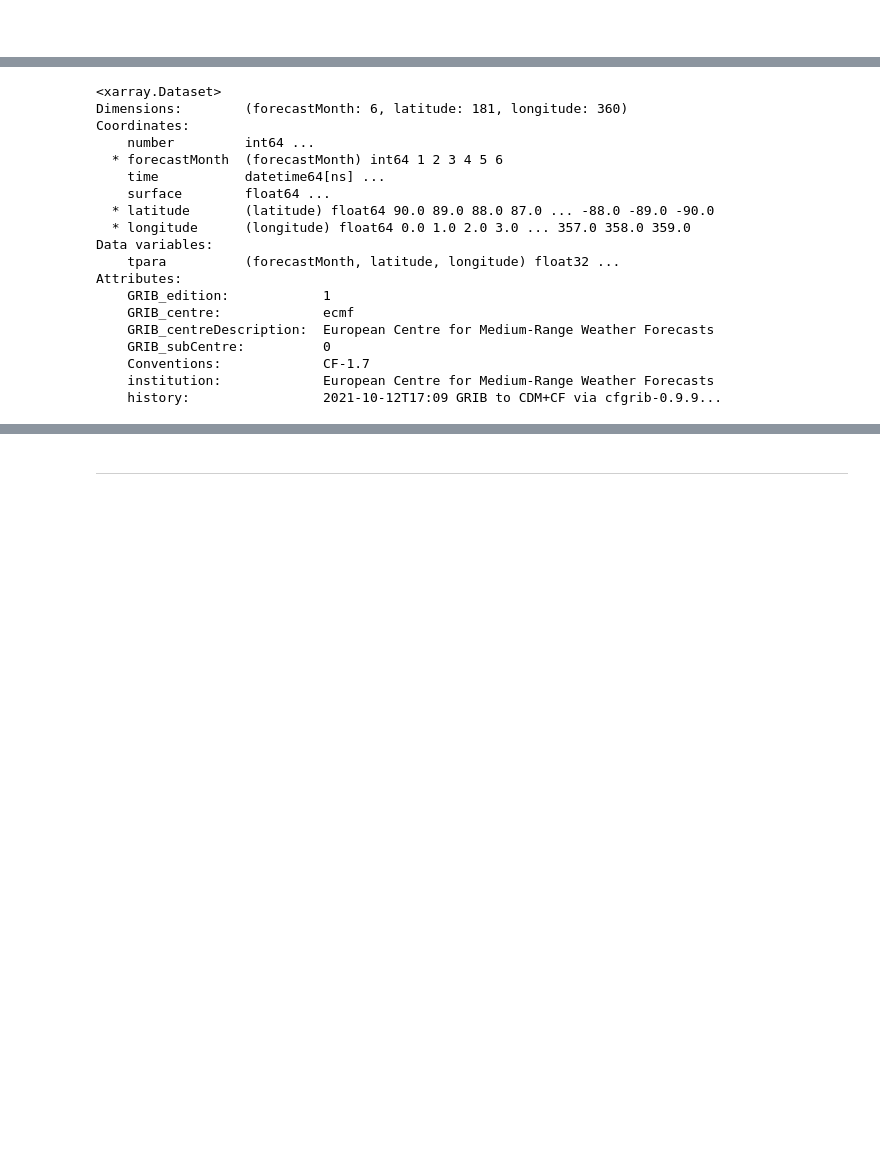
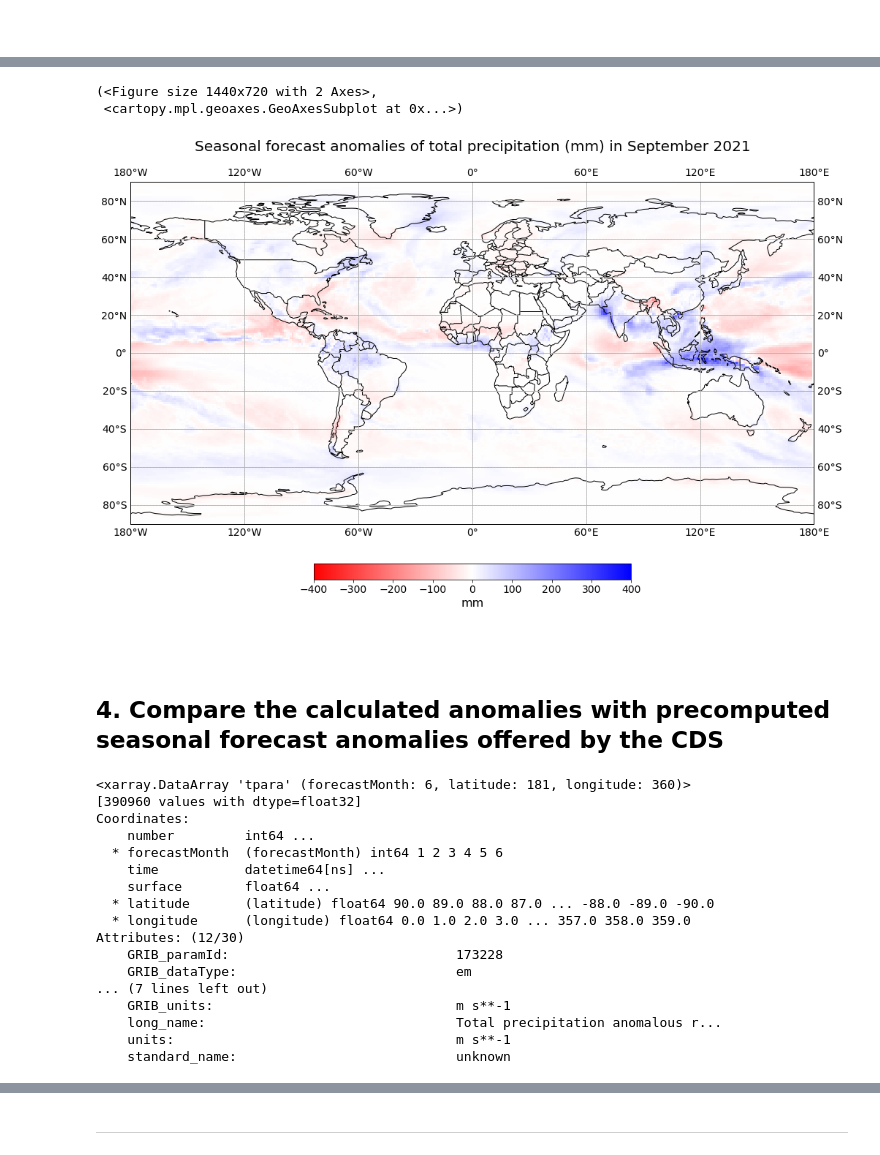
Before and after one commit to edupenabad/copernicus-training, a Jupyter notebook: 121_c3s_seasonal_forecasts_anomalies.ipynb, the cells around one changed output, grey strips where cells are left out. Drawn from its saved outputs; the diff is of its cells as text; code cells hidden in the pictures; blank space fills up the shorter version.

Commit message:
seasonal forecast anomalies continue

```diff
--- a/121_c3s_seasonal_forecasts_anomalies.ipynb
+++ b/121_c3s_seasonal_forecasts_anomalies.ipynb
@@ -245,6 +318,3 @@ array([[[-7.9992901e-10, -7.9992901e-10, -7.9992901e-10, ...,
     surface        float64 0.0
   * latitude       (latitude) float64 90.0 89.0 88.0 87.0 ... -88.0 -89.0 -90.0
   * longitude      (longitude) float64 0.0 1.0 2.0 3.0 ... 357.0 358.0 359.0
-# %%
-seas5_anomalies_202109_tp = seas5_anomalies_202109 * 1000 * 1000
-seas5_anomalies_202109_tp
@@ -309,4 +325,4 @@ array([   0.,    1.,    2.,    3.,    4.,    5.,    6.,    7.,    8.,
 # %%
-seas5_anomalies_202109_tp_new = seas5_anomalies_202109_tp.assign_coords(longitude=(((seas5_anomalies_202109_tp.longitude + 180) % 360) - 180))
-seas5_anomalies_202109_tp_new.
+seas5_anomalies_202109_tp_new = seas5_anomalies_202109_tp.assign_coords(longitude=(((seas5_anomalies_202109_tp.longitude + 180) % 360) - 180)).sortby('longitude')
+seas5_anomalies_202109_tp_new
 # %% [output]
@@ -346,0 +382,7 @@ visualize_pcolormesh(data_array = seas5_anomalies_202109_tp[0,:,:],
+# %%
+seas5_anomalies_202109_tp = seas5_anomalies_202109.assign_attrs(seas5_forecast['tprate'].attrs)
+seas5_anomalies_202109_tp
+
+seas5_anomalies_202109_tp.attrs['units'] = 'mm'
+seas5_anomalies_202109_tp.attrs['long_name'] = 'Seasonal forecast anomalies of total precipitation (mm) in September 2021'
+seas5_anomalies_202109_tp
@@ -347,9 +416,28 @@ visualize_pcolormesh(data_array = seas5_anomalies_202109_tp[0,:,:],
+# %%
+visualize_pcolormesh(data_array = seas5_anomalies_202109_tp_new,
+                     longitude = seas5_anomalies_202109_tp_new.longitude,
+                     latitude = seas5_anomalies_202109_tp_new.latitude,
+                     projection = ccrs.PlateCarree(),
+                     color_scale = 'bwr_r',
+                     unit = seas5_anomalies_202109_tp.units,
+                     long_name = seas5_anomalies_202109_tp.long_name+ '\n',
+                     vmin= -400,
+                     vmax = 400,
+                     set_global=True)
+# %% [output]
+(<Figure size 1440x720 with 2 Axes>,
+ <cartopy.mpl.geoaxes.GeoAxesSubplot at 0x...>)
+[figure, added]
+# %% [markdown]
+<br>
+# %% [markdown]
+## <a id=''></a> 4. Compare the calculated anomalies with precomputed seasonal forecast anomalies offered by the CDS
 # %%
 anomalies_precomputed = xr.open_dataset('./data/ecmwf_seas5_anomalies_2021_09_tp.grib', engine='cfgrib', backend_kwargs=dict(time_dims=('forecastMonth', 'time')))
-anomalies_precomputed
+anomalies_precomputed['tpara']
 # %% [output]
-<xarray.Dataset>
-Dimensions:        (forecastMonth: 6, latitude: 181, longitude: 360)
+<xarray.DataArray 'tpara' (forecastMonth: 6, latitude: 181, longitude: 360)>
+[390960 values with dtype=float32]
 Coordinates:
     number         int64 ...
   * forecastMonth  (forecastMonth) int64 1 2 3 4 5 6
@@ -357,14 +445,12 @@ Coordinates:
     surface        float64 ...
   * latitude       (latitude) float64 90.0 89.0 88.0 87.0 ... -88.0 -89.0 -90.0
   * longitude      (longitude) float64 0.0 1.0 2.0 3.0 ... 357.0 358.0 359.0
-Data variables:
-    tpara          (forecastMonth, latitude, longitude) float32 ...
-Attributes:
-    GRIB_edition:            1
-    GRIB_centre:             ecmf
-    GRIB_centreDescription:  European Centre for Medium-Range Weather Forecasts
-    GRIB_subCentre:          0
-    Conventions:             CF-1.7
-    institution:             European Centre for Medium-Range Weather Forecasts
-    history:                 2021-10-12T17:09 GRIB to CDM+CF via cfgrib-0.9.9...
+Attributes: (12/30)
+    GRIB_paramId:                             173228
+    GRIB_dataType:                            em
+... (7 lines left out)
+    GRIB_units:                               m s**-1
+    long_name:                                Total precipitation anomalous r...
+    units:                                    m s**-1
+    standard_name:                            unknown
 # %%
```
Also changed, not shown: parts of 37 cells of this notebook.
